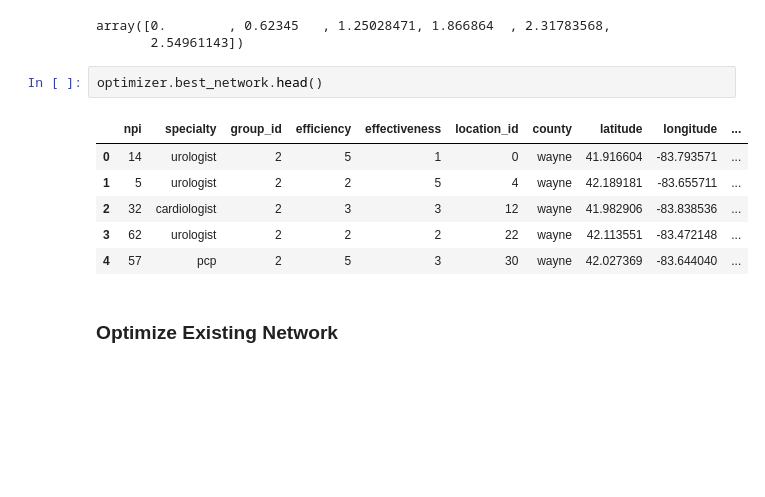
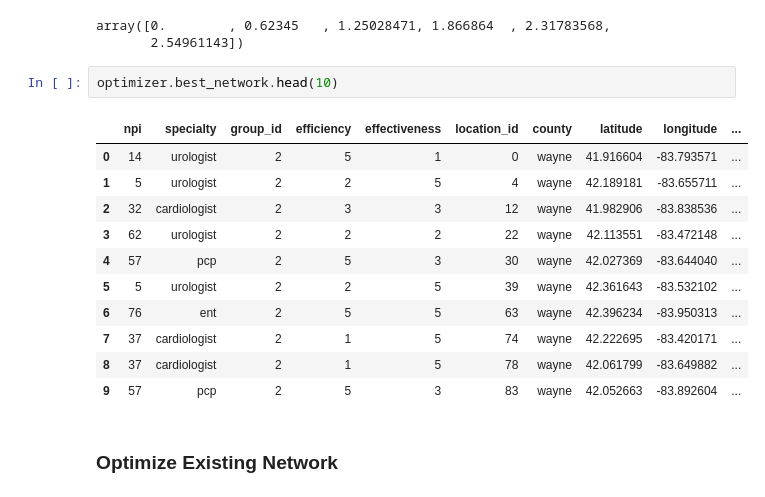
Before and after one commit to andrewdoto13/network_optimization, a Jupyter notebook: src/test_optimizer.ipynb, the cells around one changed output. Drawn from its saved outputs; the diff is of its cells as text; blank space fills up the shorter version.

```diff
--- a/src/test_optimizer.ipynb
+++ b/src/test_optimizer.ipynb
@@ -161,14 +164,19 @@ optimizer.performance_history
 array([0.        , 0.62345   , 1.25028471, 1.866864  , 2.31783568,
        2.54961143])
 # %%
-optimizer.best_network.head()
+optimizer.best_network.head(10)
 # %% [output]
 |  | npi | specialty | group_id | efficiency | effectiveness | location_id | county | latitude | longitude | ... |
 | 0 | 14 | urologist | 2 | 5 | 1 | 0 | wayne | 41.916604 | -83.793571 | ... |
 | 1 | 5 | urologist | 2 | 2 | 5 | 4 | wayne | 42.189181 | -83.655711 | ... |
 | 2 | 32 | cardiologist | 2 | 3 | 3 | 12 | wayne | 41.982906 | -83.838536 | ... |
 | 3 | 62 | urologist | 2 | 2 | 2 | 22 | wayne | 42.113551 | -83.472148 | ... |
 | 4 | 57 | pcp | 2 | 5 | 3 | 30 | wayne | 42.027369 | -83.644040 | ... |
+| 5 | 5 | urologist | 2 | 2 | 5 | 39 | wayne | 42.361643 | -83.532102 | ... |
+| 6 | 76 | ent | 2 | 5 | 5 | 63 | wayne | 42.396234 | -83.950313 | ... |
+| 7 | 37 | cardiologist | 2 | 1 | 5 | 74 | wayne | 42.222695 | -83.420171 | ... |
+| 8 | 37 | cardiologist | 2 | 1 | 5 | 78 | wayne | 42.061799 | -83.649882 | ... |
+| 9 | 57 | pcp | 2 | 5 | 3 | 83 | wayne | 42.052663 | -83.892604 | ... |
 # %% [markdown]
 ### Optimize Existing Network
 # %%
```
Also changed, not shown: parts of 8 cells of this notebook.
